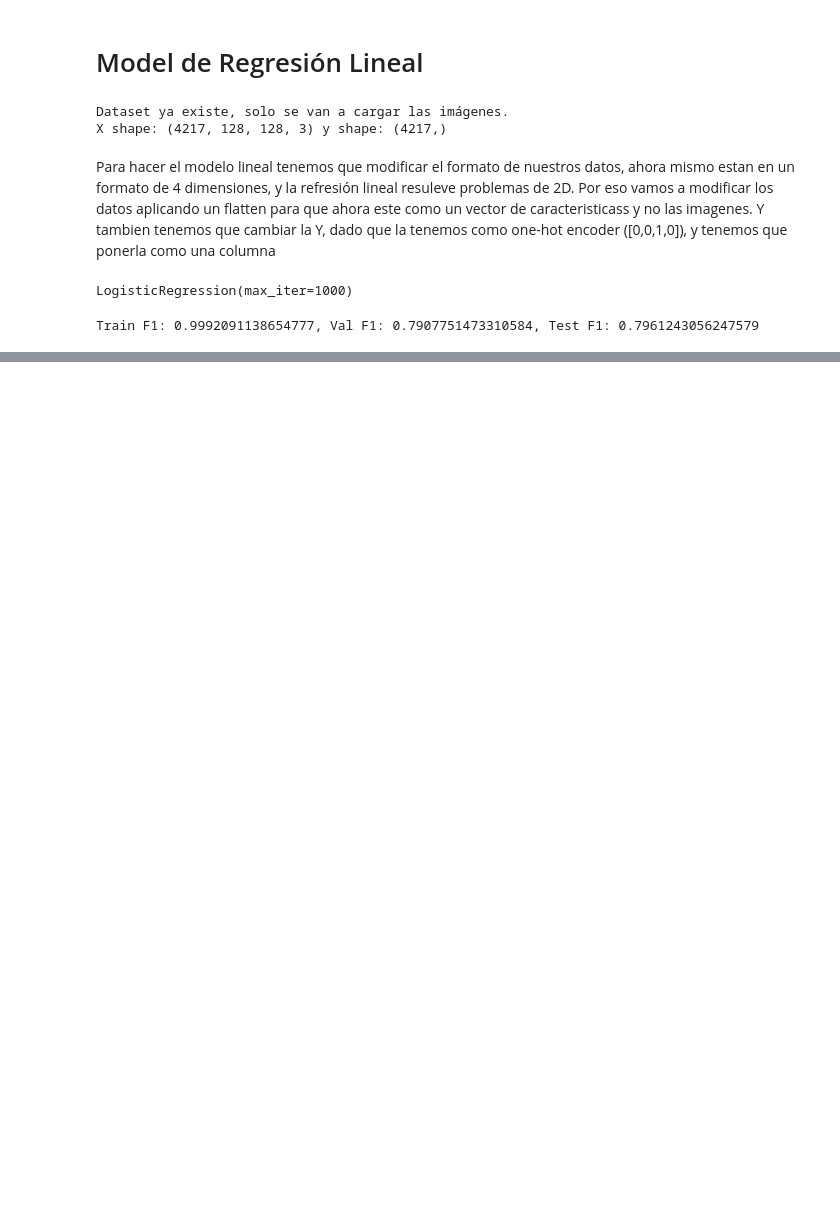
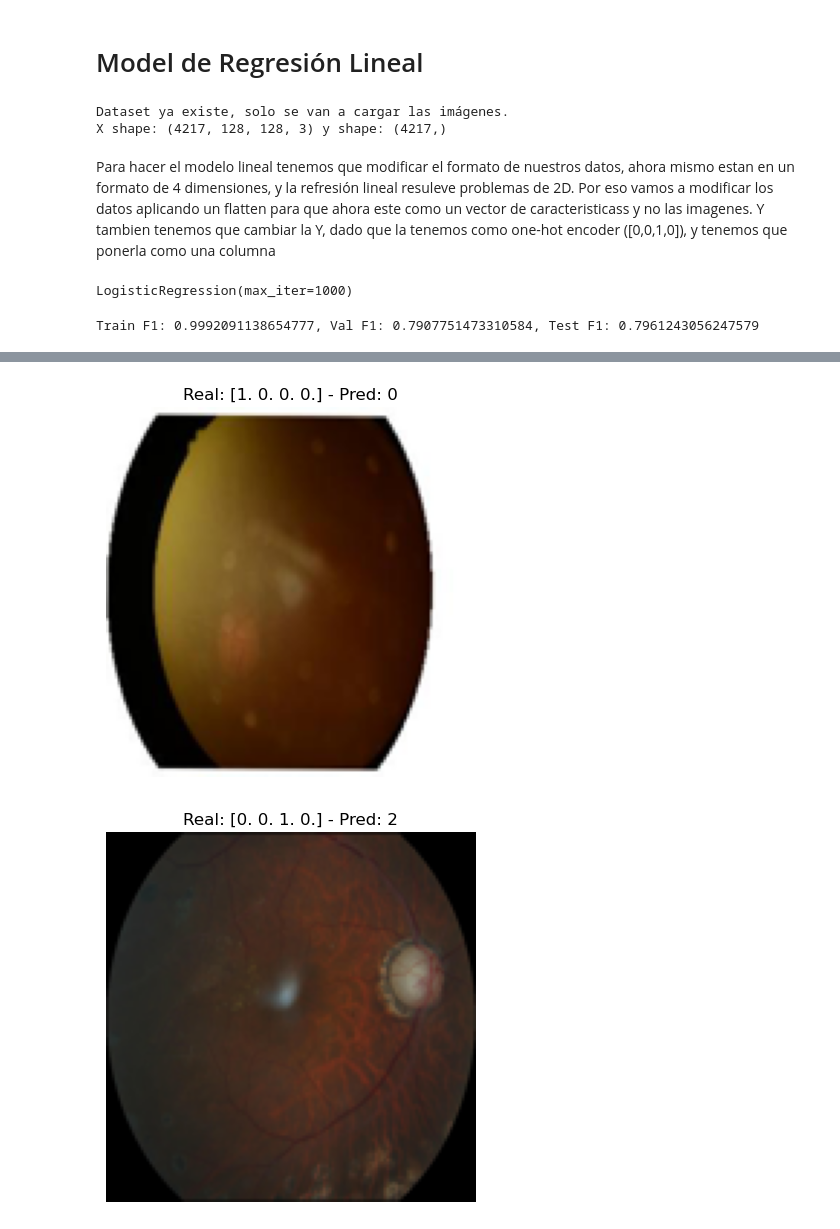
Before and after one commit to ropas5/eye_diseases_classification_trabajo_DL, a Jupyter notebook: notebooks/modelo_1.ipynb, the cells around one changed output, grey strips where cells are left out. Drawn from its saved outputs; the diff is of its cells as text; code cells hidden in the pictures; blank space fills up the shorter version.

```diff
--- a/notebooks/modelo_1.ipynb
+++ b/notebooks/modelo_1.ipynb
@@ -50,0 +61,11 @@ Train F1: 0.9992091138654777, Val F1: 0.7907751473310584, Test F1: 0.79612430562
+# %%
+import matplotlib.pyplot as plt
+
+for i in range(5):
+    plt.imshow(X_test[i].reshape(128, 128, 3))
+    plt.title(f"Real: {y_test[i]} - Pred: {y_pred[i]}")
+    plt.axis('off')
+    plt.show()
+# %% [output]
+[figure, added]
+[figure, added]
```
Also changed, not shown: parts of 2 cells of this notebook.
